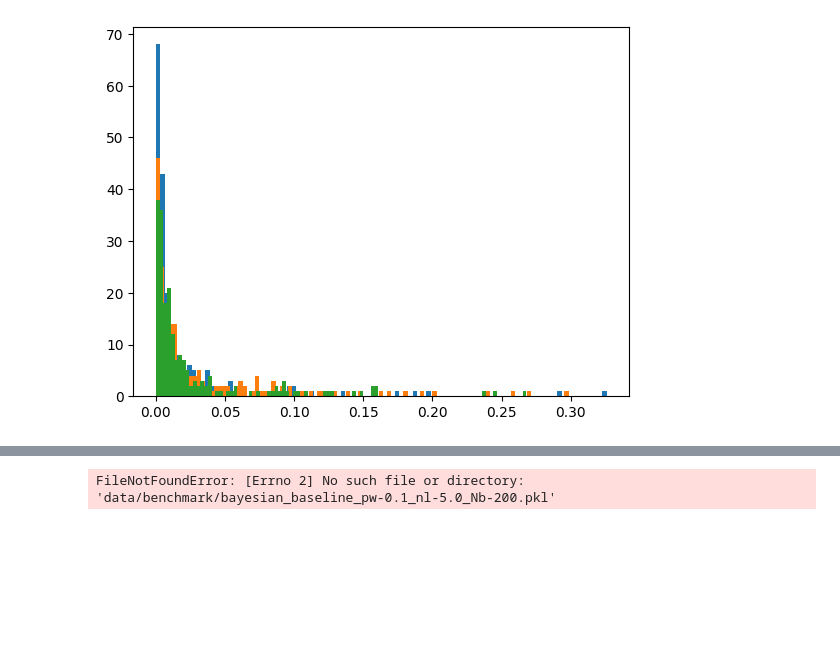
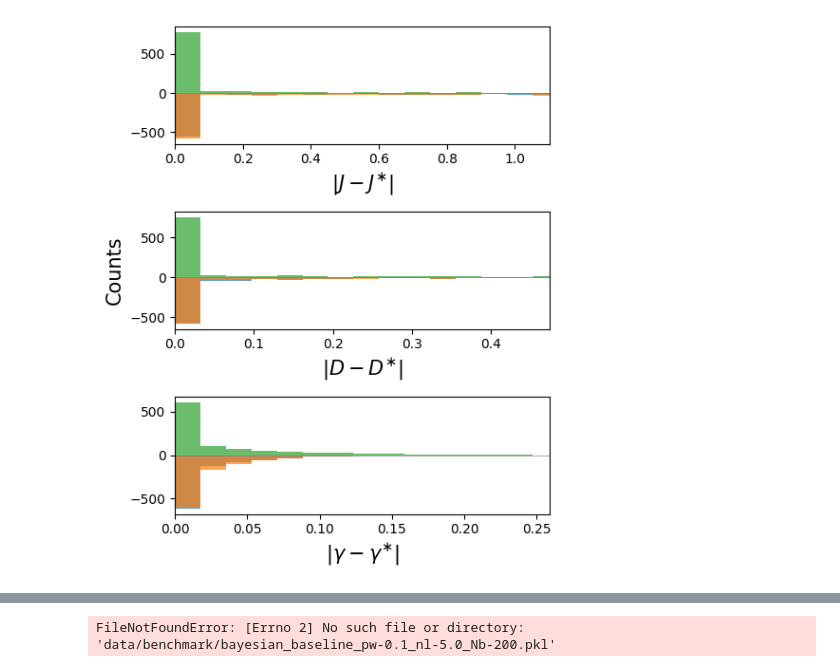
Before and after one commit to zhantaochen/ML-XPFS_Steering, a Jupyter notebook: benchmark_visualization.ipynb, the cells around one changed output, grey strips where cells are left out. Saved outputs shown, nothing was run; the diff lists cells and outputs as text; code cells hidden in the pictures; blank space fills up the shorter version.

```diff
--- a/benchmark_visualization.ipynb
+++ b/benchmark_visualization.ipynb
@@ -50,12 +73,30 @@ for i, loss in enumerate(loss_info_lst):
-# %%
-fig = plt.figure()
-ax = fig.add_subplot()
-ax.hist(loss_info_lst[0][:,-1,idx], bins=100);
-ax.hist(loss_info_lst[4][:,-1,idx], bins=100);
-ax.hist(loss_info_lst[-1][:,-1,idx], bins=100);
-# ax.set_xscale('log')
-# %% [output]
-[figure, removed]
+# %%
+i_iter = -1
+
+xlabels = ['J', 'D', '\gamma']
+
+fig, ax = plt.subplots(3, 1, figsize=(5,6))
+for i_ax in range(3):
+    bins = np.linspace(0, loss[...,i_ax].max(), 50)
+    for i_param in range(3):
+        data = torch.cat(torch.unbind(loss[index==i_param], dim=0)).numpy()
+        counts, bins = np.histogram(data[:,i_iter,i_ax], bins=bins)
+        if i_param == 2:
+            ax[i_ax].bar((bins[:-1]+bins[1:])/2, counts, width=bins[1]-bins[0], alpha=0.7)
+        else:
+            ax[i_ax].bar((bins[:-1]+bins[1:])/2, -counts, width=bins[1]-bins[0], alpha=0.7)
+        # ax[i_ax].set_yscale('log')
+    ax[i_ax].hlines(0, -10, 10, colors='gray', linestyles='-', linewidth=0.5)
+    ax[i_ax].set_xlabel(rf'$|{xlabels[i_ax]}-{xlabels[i_ax]}^{{\ast}}|$', fontsize=15)
+    ax[i_ax].set_xlim([0, 0.3 * loss[...,i_ax].max()])
+    # ax[i_ax].set_yticks([-300,  0, 300])
+    if i_ax == 1:
+        ax[i_ax].set_ylabel('Counts', fontsize=15)
+    # ax[i_ax].set_yticklabels(['-500', '0', '500'])
+fig.tight_layout()
+fig.savefig(f"figs/paper/comparisons/hist_pw-{pw}_nl-{noise_level}_Nb-200.pdf", bbox_inches='tight')
+# %% [output]
+[figure, added]
 # %%
 import seaborn as sns
 
```
Also changed, not shown: parts of 7 cells of this notebook, 9 other files.
